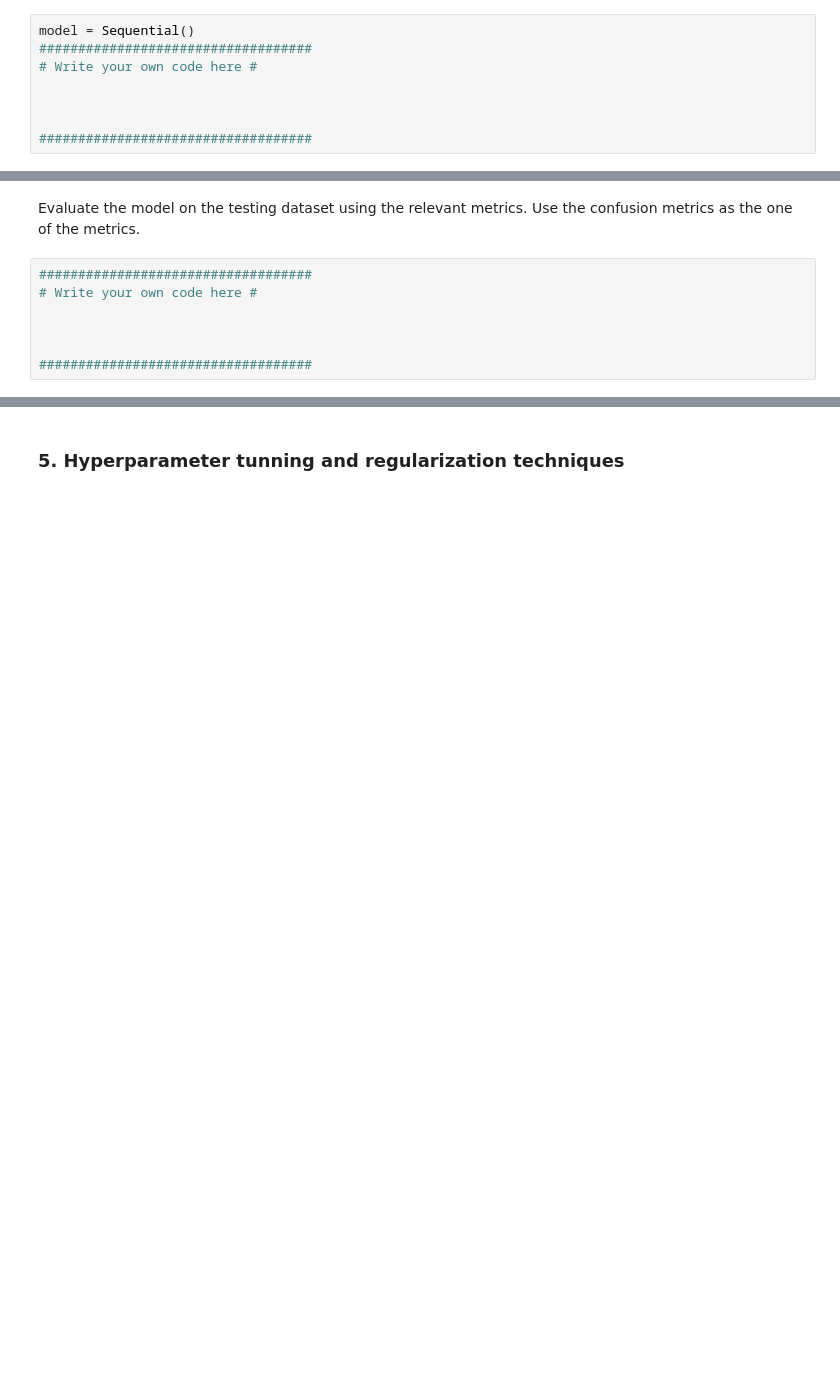
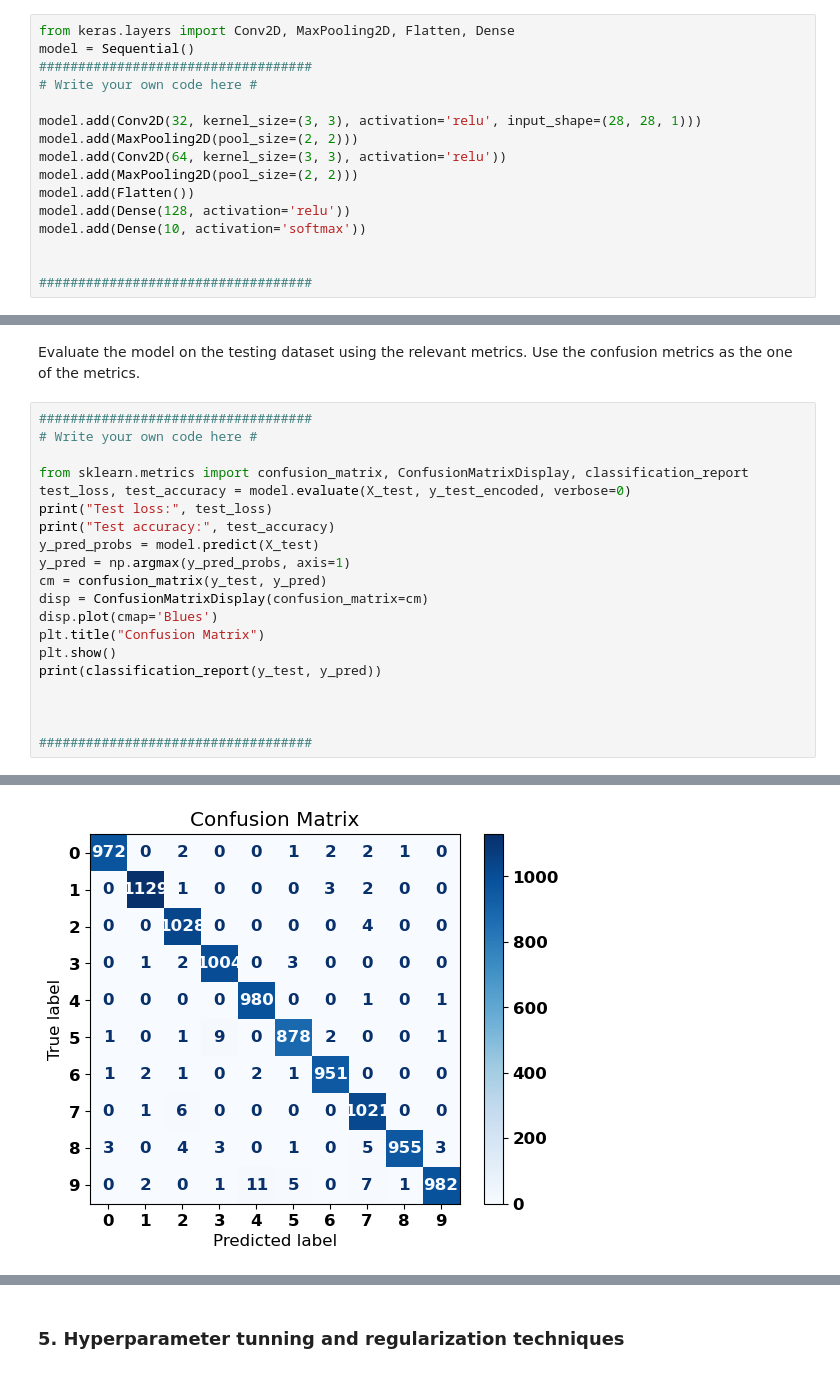
Before and after one commit to cyang2001/Exercises, a Jupyter notebook: Lab_07/Ex_07.ipynb, the cells around one changed output, grey strips where cells are left out. Saved outputs shown, nothing was run; the diff lists cells and outputs as text; blank space fills up the shorter version.

```diff
--- a/Lab_07/Ex_07.ipynb
+++ b/Lab_07/Ex_07.ipynb
@@ -126,10 +135,18 @@ Input_layer -> Convolutional_layer(kernel_size=(3,3), no_channels=32) -> Maxpool
 # %% [markdown]
 #### 2.1 Define the model structure
 # %%
+from keras.layers import Conv2D, MaxPooling2D, Flatten, Dense
 model = Sequential()
 ###################################
 # Write your own code here #
 
+model.add(Conv2D(32, kernel_size=(3, 3), activation='relu', input_shape=(28, 28, 1)))
+model.add(MaxPooling2D(pool_size=(2, 2)))
+model.add(Conv2D(64, kernel_size=(3, 3), activation='relu'))
+model.add(MaxPooling2D(pool_size=(2, 2)))
+model.add(Flatten())
+model.add(Dense(128, activation='relu'))
+model.add(Dense(10, activation='softmax'))
 
 
 ###################################
@@ -182,6 +268,20 @@ Evaluate the model on the testing dataset using the relevant metrics. Use the co
 ###################################
 # Write your own code here #
 
+from sklearn.metrics import confusion_matrix, ConfusionMatrixDisplay, classification_report
+test_loss, test_accuracy = model.evaluate(X_test, y_test_encoded, verbose=0)
+print("Test loss:", test_loss)
+print("Test accuracy:", test_accuracy)
+y_pred_probs = model.predict(X_test)
+y_pred = np.argmax(y_pred_probs, axis=1)
+cm = confusion_matrix(y_test, y_pred)
+disp = ConfusionMatrixDisplay(confusion_matrix=cm)
+disp.plot(cmap='Blues')
+plt.title("Confusion Matrix")
+plt.show()
+print(classification_report(y_test, y_pred))
+
 
 
 ###################################
+# %% [output]
@@ -187,0 +291 @@ Evaluate the model on the testing dataset using the relevant metrics. Use the co
+[figure, added]
```
Also changed, not shown: parts of 6 cells of this notebook.
